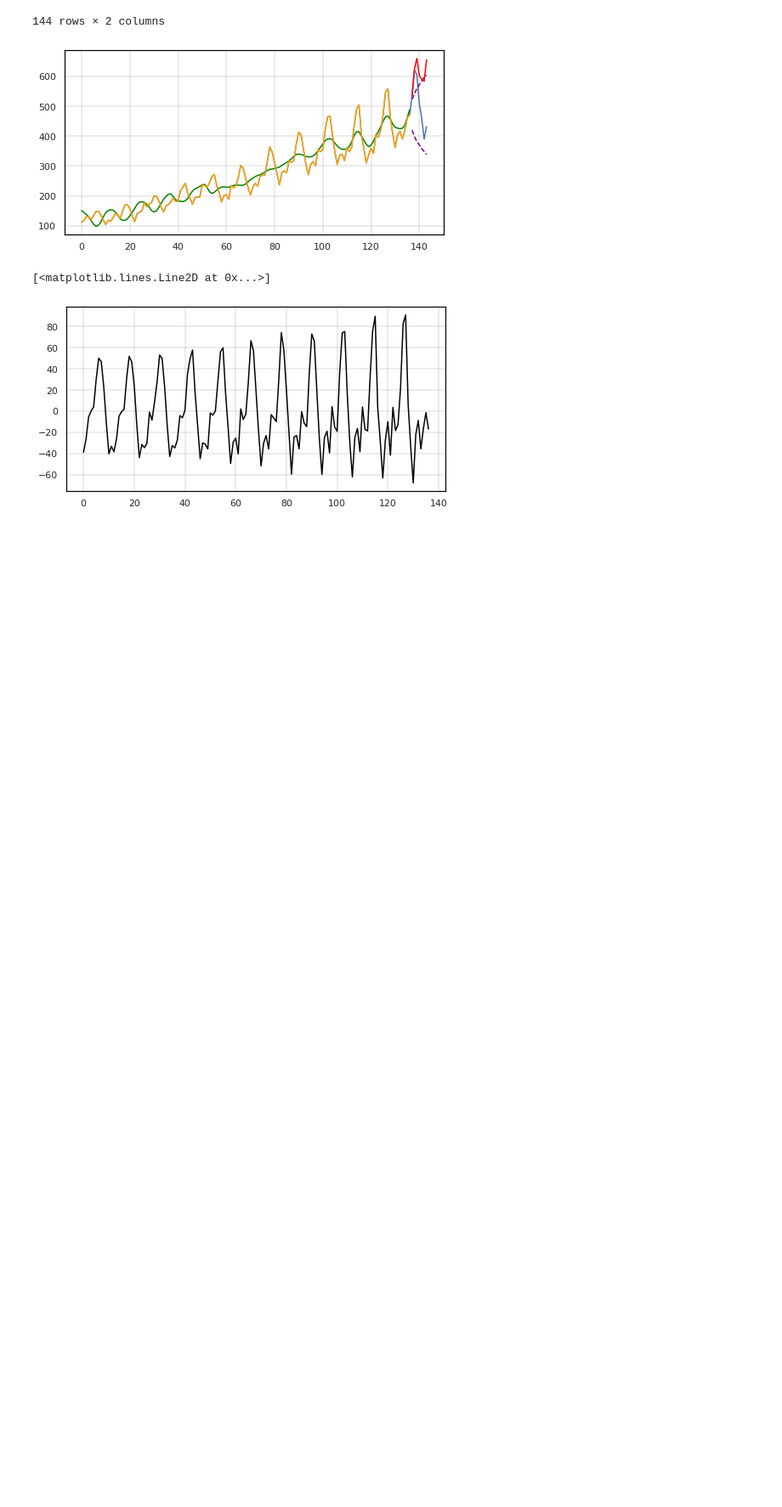
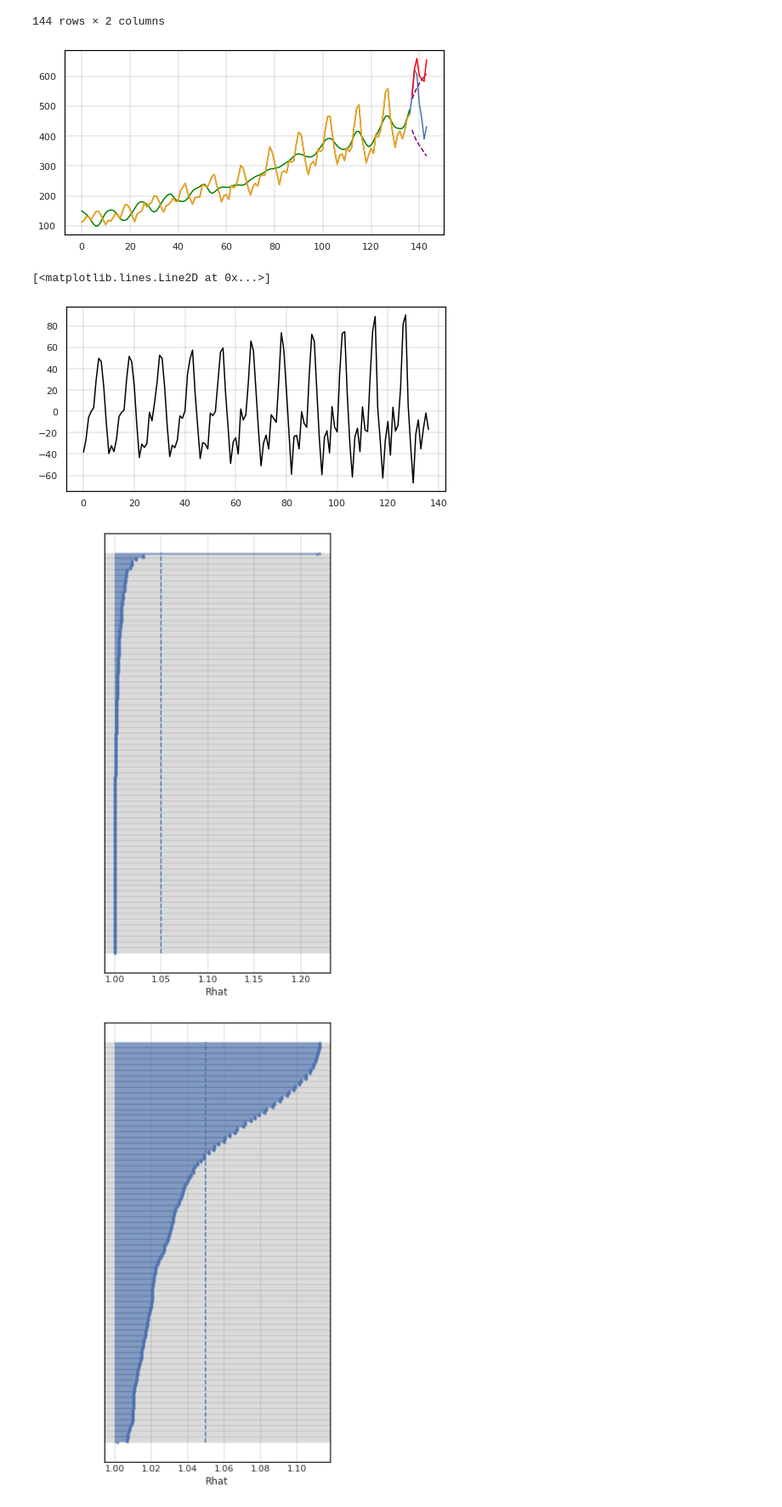
Before and after one commit to ykato27/Time-Series-Forecasting, a Jupyter notebook: notebooks/pystan/State-Space-Model-pystan.ipynb, the cells around one changed output. Shown at 85% size. Saved outputs shown, nothing was run; the diff lists cells and outputs as text; code cells hidden in the pictures; blank space fills up the shorter version.

```diff
--- a/notebooks/pystan/State-Space-Model-pystan.ipynb
+++ b/notebooks/pystan/State-Space-Model-pystan.ipynb
@@ -389,7 +390,8 @@ stan_model = pystan.StanModel(model_code=local_level_smooth_season)
 # %% [output]
 INFO:pystan:COMPILING THE C++ CODE FOR MODEL anon_model_22e985e390df597b4876aed6d3598b93 NOW.
 # %%
+%%time
 fit_local_level_smooth_season = stan_model.sampling(
-    data=predict_dat, iter=8000, chains=2, seed=10
+    data=predict_dat, iter=6000, chains=2, seed=10
 )
 # %% [output]
@@ -471,3 +473,53 @@ plt.plot(month_eff_hat, color="black")
 # %% [output]
 [<matplotlib.lines.Line2D at 0x...>]
 [figure]
+# %%
+# 収束確認用のRhatのプロット関数
+def mcmc_rhat(dataframe, column="Rhat", figsize=(5, 10)):
+    plt.figure(figsize=figsize)
+    plt.hlines(
+        y=dataframe[column].sort_values().index,
+        xmin=1,
+        xmax=dataframe[column].sort_values(),
+        color="b",
+        alpha=0.5,
+    )
+    plt.vlines(x=1.05, ymin=0, ymax=len(dataframe[column]), linestyles="--")
+    plt.plot(
+        dataframe[column].sort_values().values,
+        dataframe[column].sort_values().index,
+        marker=".",
+        linestyle="None",
+        color="b",
+        alpha=0.5,
+    )
+    plt.yticks(color="None")
+    plt.tick_params(length=0)
+    plt.xlabel(column)
+    plt.show()
+
+
+# 各推定結果のデータフレームを作成
+summary_local = pd.DataFrame(
+    fit_local_level.summary()["summary"],
+    columns=fit_local_level.summary()["summary_colnames"],
+    index=fit_local_level.summary()["summary_rownames"],
+)
+summary_smooth = pd.DataFrame(
+    fit_local_level_smooth.summary()["summary"],
+    columns=fit_local_level_smooth.summary()["summary_colnames"],
+    index=fit_local_level_smooth.summary()["summary_rownames"],
+)
+summary_smooth_season = pd.DataFrame(
+    fit_local_level_smooth_season.summary()["summary"],
+    columns=fit_local_level_smooth_season.summary()["summary_colnames"],
+    index=fit_local_level_smooth_season.summary()["summary_rownames"],
+)
+
+# プロット
+mcmc_rhat(summary_local)
+mcmc_rhat(summary_smooth)
+mcmc_rhat(summary_smooth_season)
+# %% [output]
+[figure, added]
+[figure, added]
```
Also changed, not shown: parts of 17 cells of this notebook, 1 other file.
